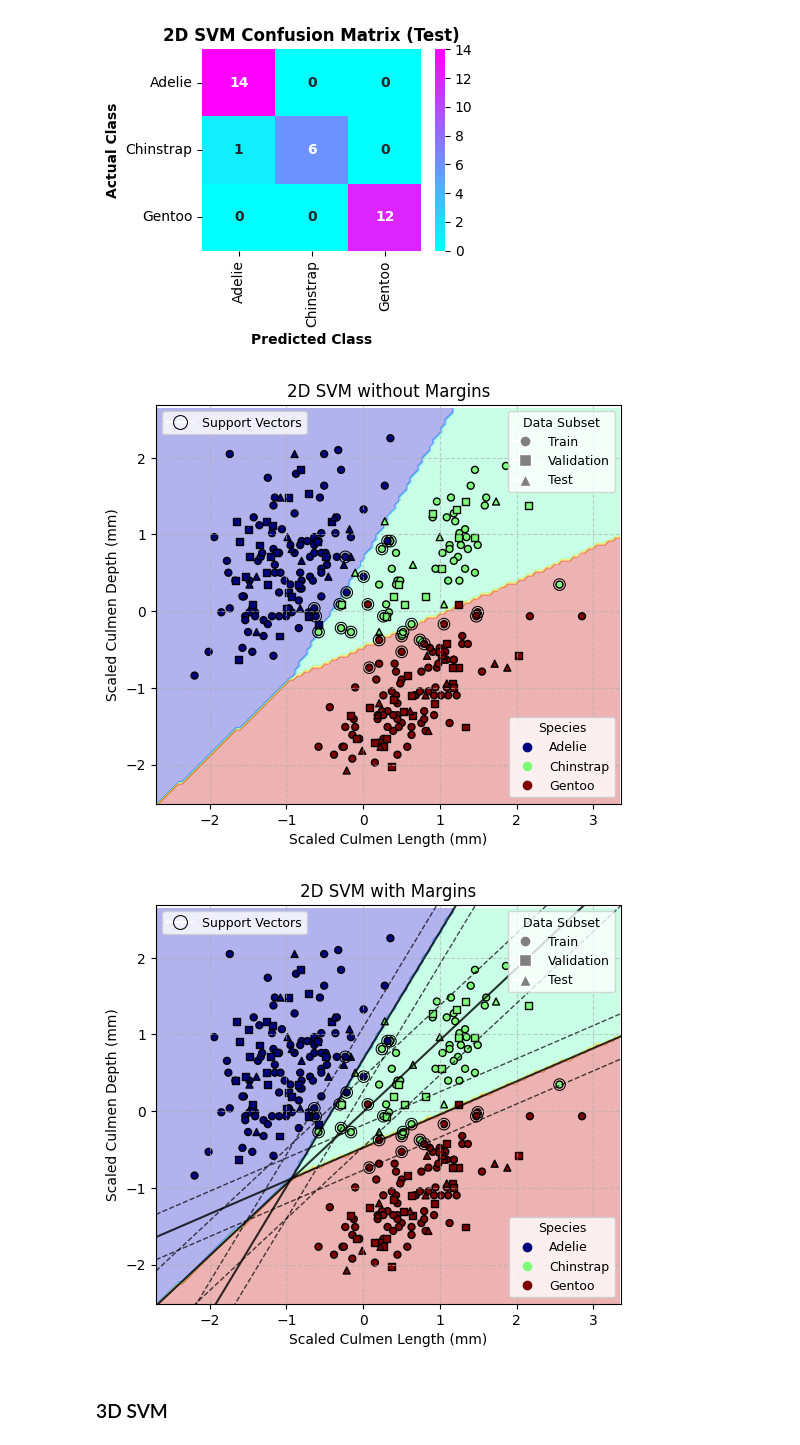
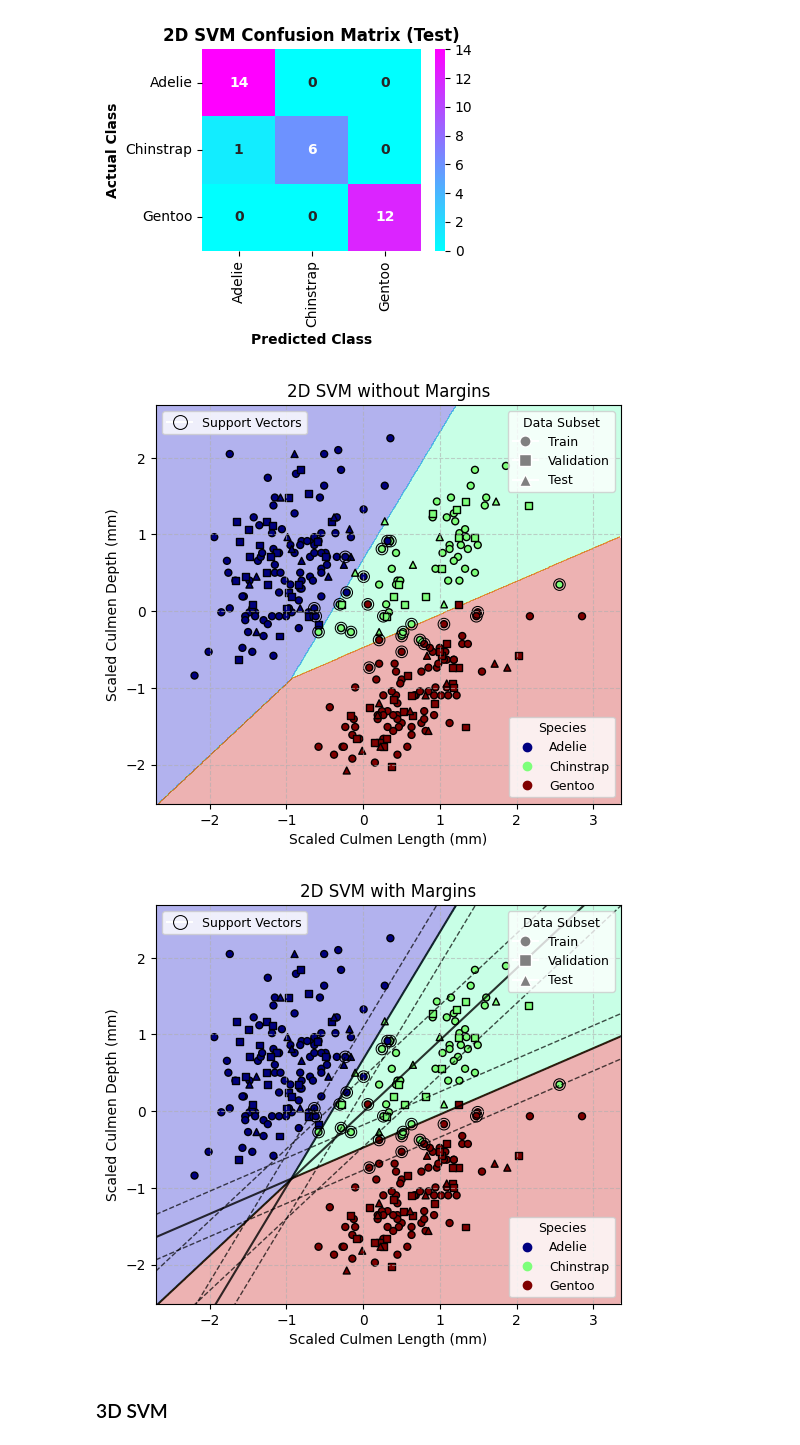
Before and after one commit to Habiburr0hman/penguin-classification, a Jupyter notebook: svm.ipynb, the cells around one changed output. Drawn from its saved outputs; the diff is of its cells as text; code cells hidden in the pictures.

```diff
--- a/svm.ipynb
+++ b/svm.ipynb
@@ -240,8 +245,8 @@ def visualize_2d_svm_with_splits(X_train, y_train, X_val, y_val, X_test, y_test,
     y_min, y_max = X_all[:, 1].min() - 0.1*y_range, X_all[:, 1].max() + 0.1*y_range
 
     # Create the meshgrid for the decision surface
-    xx, yy = np.meshgrid(np.arange(x_min, x_max, 0.05),
-                       np.arange(y_min, y_max, 0.05))
+    xx, yy = np.meshgrid(np.arange(x_min, x_max, x_range/500),
+                       np.arange(y_min, y_max, y_range/500))
 
     # Predict on the meshgrid to get decision regions
     Z = model.predict(np.c_[xx.ravel(), yy.ravel()])
@@ -322,35 +327,35 @@ def visualize_2d_svm_with_splits(X_train, y_train, X_val, y_val, X_test, y_test,
     plt.gca().add_artist(shape_legend)
 
     # 3. Legend for Support Vectors
     sv_handle = [Line2D([0], [0], marker='o', color='w', label='Support Vectors',
                 markersize=10, markerfacecolor='none', markeredgecolor='k', markeredgewidth=0.75)]
     plt.legend(handles=sv_handle, loc='upper left', fontsize=legend_fontsize)
 
     plt.xlim(x_min, x_max)
     plt.ylim(y_min, y_max)
     plt.show()
 
 visualize_2d_svm_with_splits(
     X_train_scaled, y_train,
     X_val_scaled, y_val,
     X_test_scaled, y_test,
     model, cols, species,
     title='2D SVM without Margins', cmap='jet',
     add_margin=False
 )
 
 visualize_2d_svm_with_splits(
     X_train_scaled, y_train,
     X_val_scaled, y_val,
     X_test_scaled, y_test,
     model, cols, species,
     title='2D SVM with Margins',
     cmap='jet',
     add_margin=True
 )
 # %% [output]
-[figure, old version]
+[figure, new version]
-[figure, old version]
+[figure, new version]
 # %% [markdown]
 ### 3D SVM
 # %%
```
Also changed, not shown: parts of 14 cells of this notebook.
